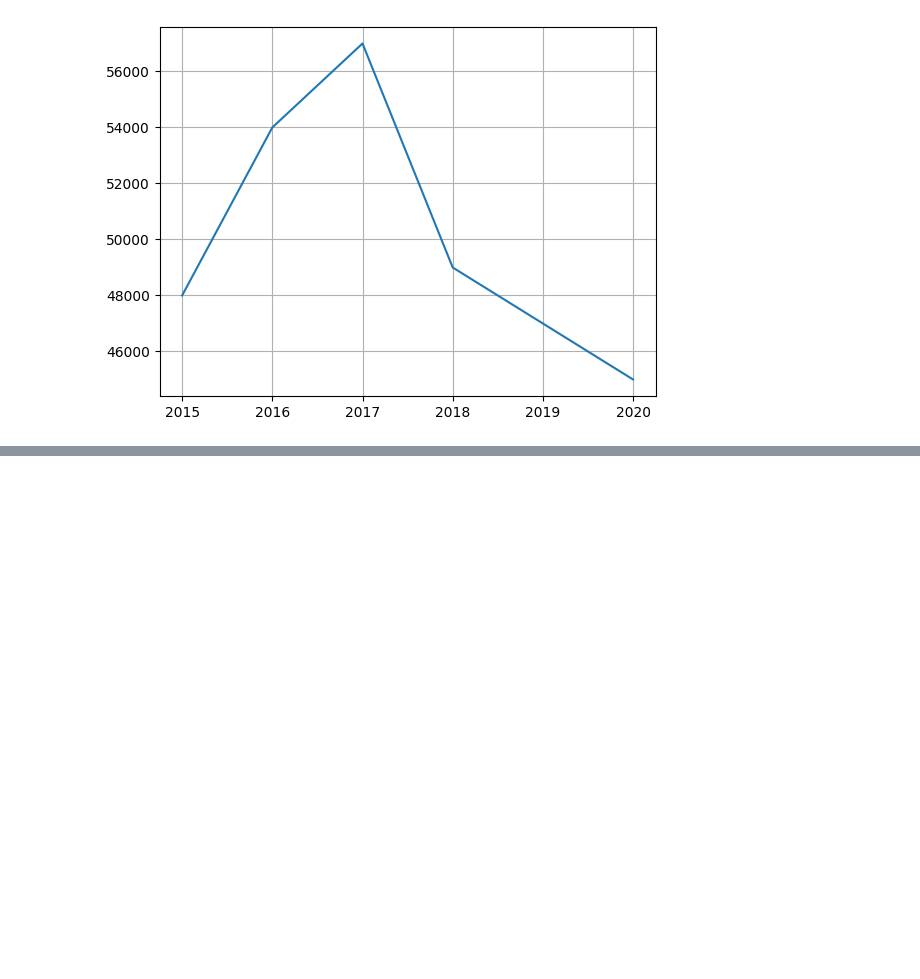
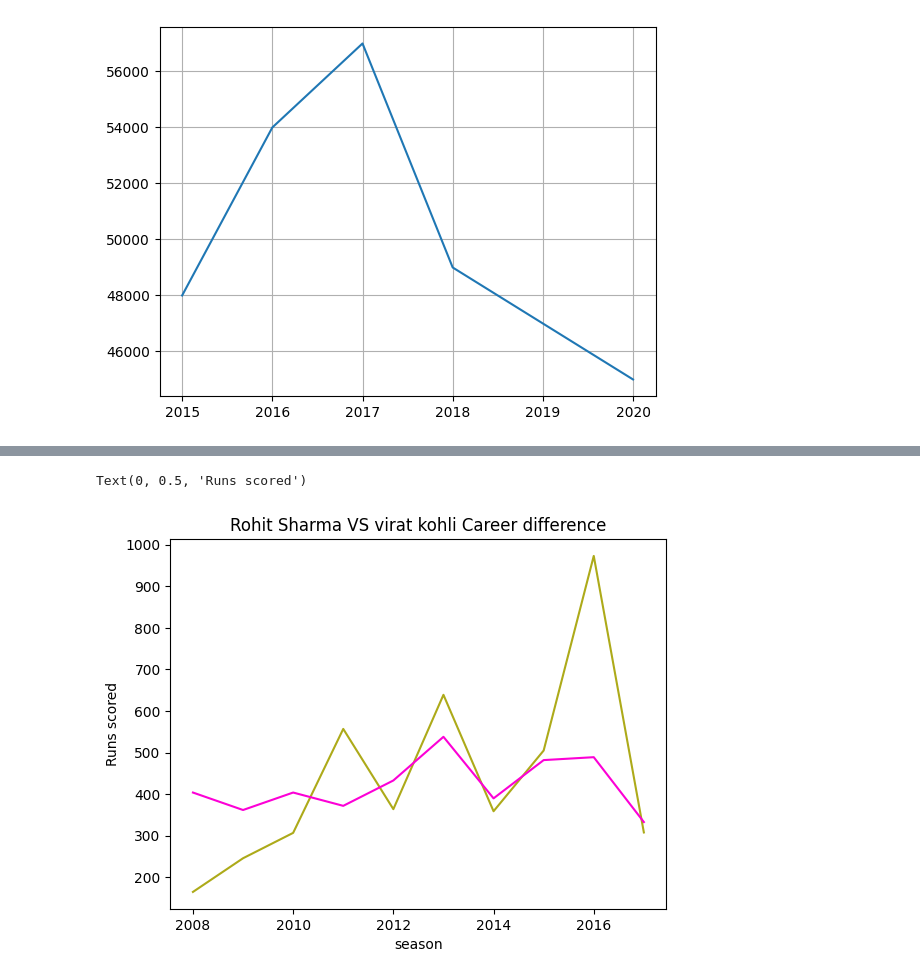
Before and after one commit to pranavsirsufale/attendance_system, a Jupyter notebook: pythoncode/visualization_python.ipynb, the cells around one changed output, grey strips where cells are left out. Saved outputs shown, nothing was run; the diff lists cells and outputs as text; code cells hidden in the pictures; blank space fills up the shorter version.

```diff
--- a/pythoncode/visualization_python.ipynb
+++ b/pythoncode/visualization_python.ipynb
@@ -44,0 +81,11 @@ batsman = pd.read_csv('sharma-')
+# %%
+# colors ( hex ) # Hex colors
+plt.plot(batsman['Year'] , batsman['V Kohli'] , color = '#ADAA19')
+plt.plot(batsman['Year'] , batsman['RG Sharma'] , color = '#FC00D6')
+
+plt.title('Rohit Sharma VS virat kohli Career difference')
+plt.xlabel('season')
+plt.ylabel('Runs scored')
+# %% [output]
+Text(0, 0.5, 'Runs scored')
+[figure, added]
```
Also changed, not shown: parts of 12 cells of this notebook, 1 other file.
